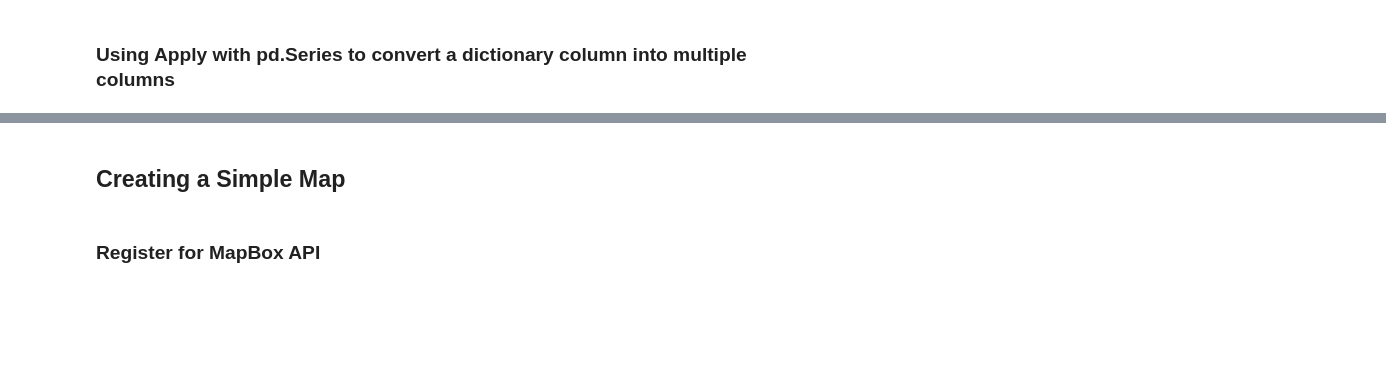
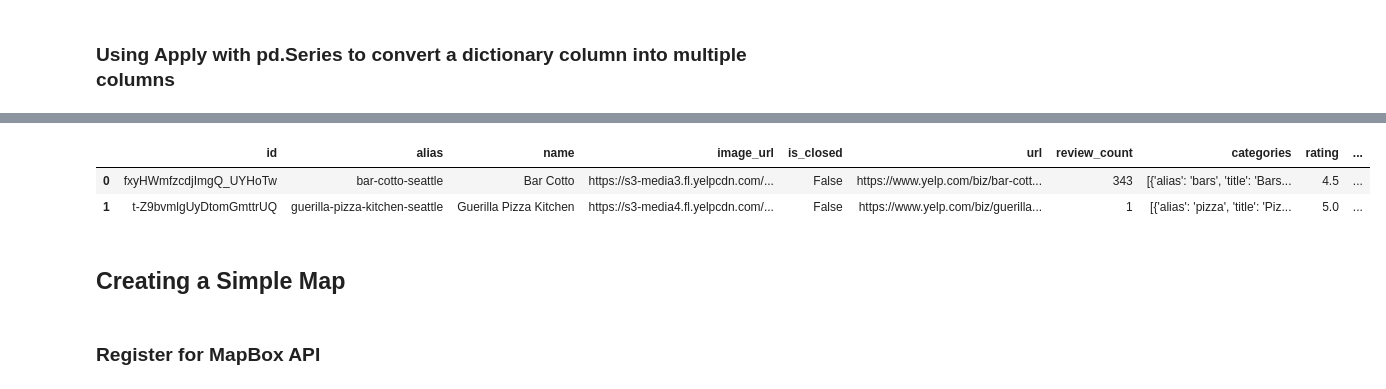
Before and after one commit to craiggossen/data-enrichment-wk14-activity-mapping-yelp-api-results, a Jupyter notebook: Part2-Mapping Yelp Search Results.ipynb, the cells around one changed output, grey strips where cells are left out. Cells and saved outputs as stored; diff of their text form; code cells hidden in the pictures; blank space fills up the shorter version.

```diff
--- a/Part2-Mapping Yelp Search Results.ipynb
+++ b/Part2-Mapping Yelp Search Results.ipynb
@@ -84,3 +112,4 @@ test_coord
 - If we use `json.loads` we can convert our string dictionary into an actual dictionary.
 # %%
 ## Use json.loads on the test coordinate
+json.loads(test_coord)
@@ -88,3 +119,5 @@ test_coord
 - JSON requires double quotes!
 # %%
 ## replace single ' with "
+test_coord = test_coord.replace("'",'"')
+test_coord
@@ -91,2 +126,3 @@ test_coord
 # %%
 ## Use json.loads on the test coordinate, again
+json.loads(test_coord)
@@ -94,7 +132,8 @@ test_coord
 ### Now, how can we apply this same process to the entire column??
 # %%
 ## replace ' with " (entire column)
-
+df['coordinates'] = df['coordinates'].str.replace("'",'"')
 ## apply json.loads
+df['coordinates'] = df['coordinates'].apply(json.loads)
 # %%
 ## slice out a single test coordinate
@@ -106,5 +163,12 @@ df['coordinates'].apply(pd.Series)
 # %%
 ## Concatenate the 2 new columns and drop the original.
+df = pd.concat([df,df['coordinates'].apply(pd.Series)],axis = 1)
+df = df.drop(columns = 'coordinates')
+df.head(2)
+# %% [output]
+|  | id | alias | name | image_url | is_closed | url | review_count | categories | rating | ... |
+| 0 | fxyHWmfzcdjImgQ_UYHoTw | bar-cotto-seattle | Bar Cotto | https://s3-media3.fl.yelpcdn.com/... | False | https://www.yelp.com/biz/bar-cott... | 343 | [{'alias': 'bars', 'title': 'Bars... | 4.5 | ... |
+| 1 | t-Z9bvmlgUyDtomGmttrUQ | guerilla-pizza-kitchen-seattle | Guerilla Pizza Kitchen | https://s3-media4.fl.yelpcdn.com/... | False | https://www.yelp.com/biz/guerilla... | 1 | [{'alias': 'pizza', 'title': 'Piz... | 5.0 | ... |
 # %% [markdown]
 ## Creating a Simple Map
 # %% [markdown]
```
Also changed, not shown: parts of 28 cells of this notebook.
